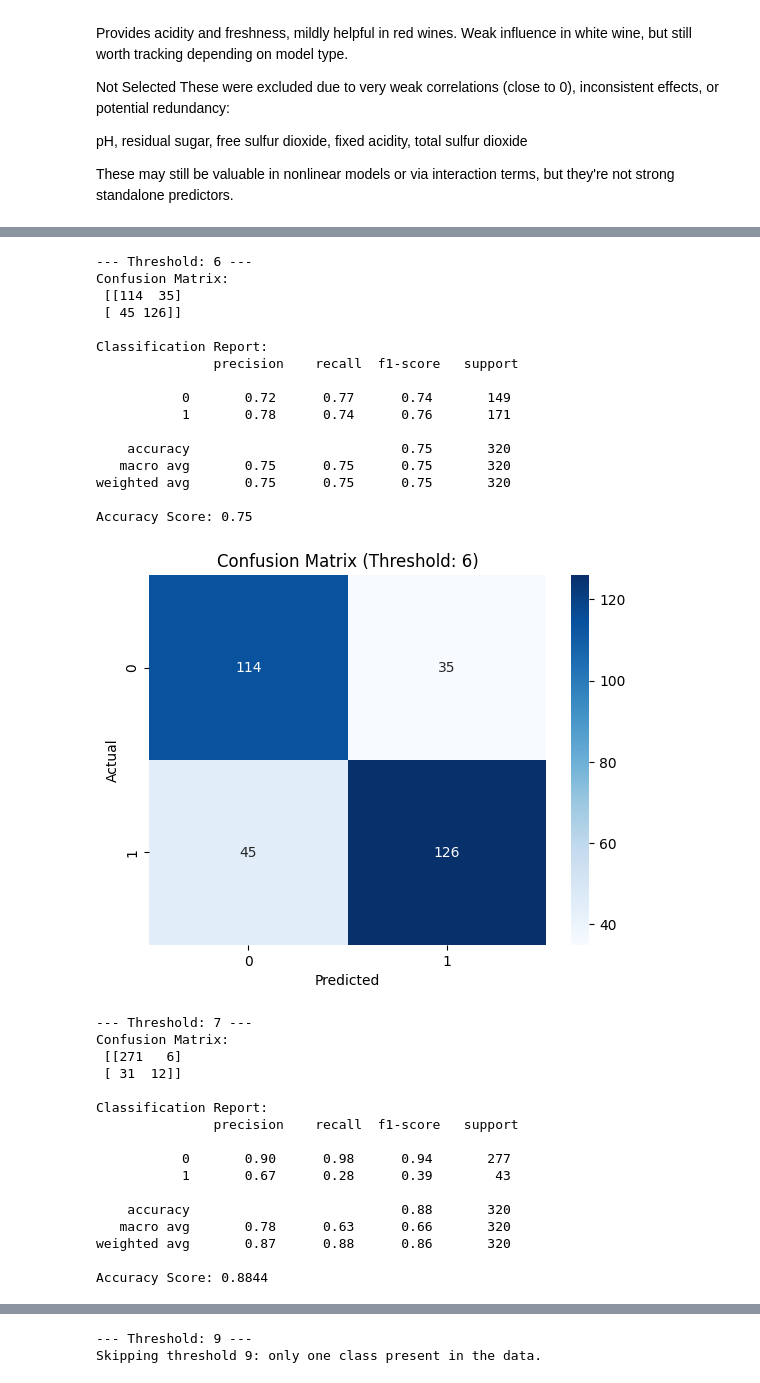
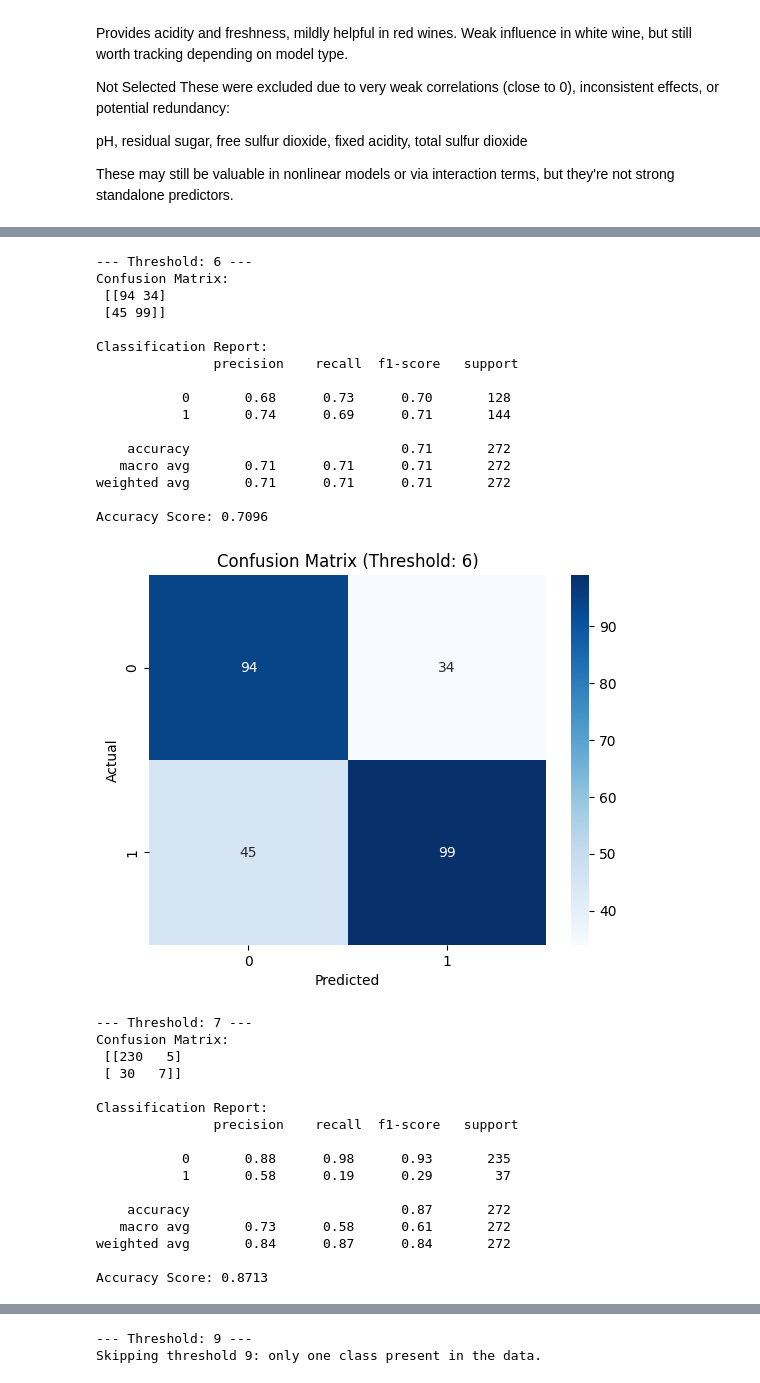
Before and after one commit to SamraatJain9/CSC2034_Project_Data, a Jupyter notebook: main.ipynb, the cells around one changed output, grey strips where cells are left out. Cells and saved outputs as stored; diff of their text form; code cells hidden in the pictures.

Commit message:
Data Prep/Clean/EDA Overhaul

```diff
--- a/main.ipynb
+++ b/main.ipynb
@@ -2,13 +2,20 @@
 import pandas as pd
 import seaborn
 import matplotlib.pyplot as plt
+from sklearn.preprocessing import StandardScaler
+from sklearn.cluster import KMeans
+from sklearn.decomposition import PCA
 from sklearn.model_selection import train_test_split
-from sklearn.linear_model import LogisticRegression
-from sklearn.ensemble import RandomForestClassifier
-from sklearn.metrics import confusion_matrix, classification_report, accuracy_score
+from sklearn.linear_model import LogisticRegression, LinearRegression
+from sklearn.ensemble import RandomForestClassifier, RandomForestRegressor
+from sklearn.metrics import confusion_matrix, classification_report, accuracy_score, mean_absolute_error, mean_squared_error, r2_score
 import numpy as np
 
-# Loading Data
-red_wine = pd.read_csv('wine_data/winequality-red.csv', sep=';')
-white_wine = pd.read_csv('wine_data/winequality-white.csv', sep=';')
+# Imports & Reading Data
+red_wine = pd.read_csv('wine_data/winequality-red.csv', encoding='unicode_escape', sep=';')
+white_wine = pd.read_csv('wine_data/winequality-white.csv', encoding='unicode_escape', sep=';')
+
+# Adding type labels to indicate red or white wine
+red_wine['type'] = 'Red'
+white_wine['type'] = 'White'
 # %%
@@ -54,0 +195,4 @@ max        15.900000          1.580000     1.000000       15.500000
+# %%
+# drop null values
+red_wine.dropna(inplace=True)
+white_wine.dropna(inplace=True)
@@ -54,0 +236,3 @@ max        15.900000          1.580000     1.000000       15.500000
+# %%
+red_wine.drop_duplicates(inplace=True)
+white_wine.drop_duplicates(inplace=True)
@@ -705,6 +974,10 @@ plt.show()
 This creates a predictive model for quality. Some options are:
 Consider this as a classification problem. You can do this by considering the quality labels, ie. '5', '6', ... '9' and reducing the number of possible labels to two (binary classification). You should experiment with different thresholds and compare results, for instance define "low" to be quality <6, "high" >=6, then change the threshold to 5 or 7, etc.
 Consider this a regression problem, where quality is now a continuous variable.
+"""
+
+"""
+To Choose a Machine Learning Model, need to think about what type of data do we have and what we want to do with it.
 """
 
 # Logistic Regression for Binary Classification
@@ -783,33 +1056,33 @@ Accuracy Score: 0.9594
 --- Threshold: 6 ---
 Confusion Matrix:
- [[114  35]
- [ 45 126]]
+ [[94 34]
+ [45 99]]
 
 Classification Report:
                precision    recall  f1-score   support
 
-           0       0.72      0.77      0.74       149
-           1       0.78      0.74      0.76       171
+           0       0.68      0.73      0.70       128
+           1       0.74      0.69      0.71       144
 
-    accuracy                           0.75       320
-   macro avg       0.75      0.75      0.75       320
-weighted avg       0.75      0.75      0.75       320
+    accuracy                           0.71       272
+   macro avg       0.71      0.71      0.71       272
+weighted avg       0.71      0.71      0.71       272
 
-Accuracy Score: 0.75
+Accuracy Score: 0.7096
-[figure, old version]
+[figure, new version]
 --- Threshold: 7 ---
 Confusion Matrix:
- [[271   6]
- [ 31  12]]
+ [[230   5]
+ [ 30   7]]
 
 Classification Report:
                precision    recall  f1-score   support
 
-           0       0.90      0.98      0.94       277
-           1       0.67      0.28      0.39        43
+           0       0.88      0.98      0.93       235
+           1       0.58      0.19      0.29        37
 
-    accuracy                           0.88       320
-   macro avg       0.78      0.63      0.66       320
-weighted avg       0.87      0.88      0.86       320
+    accuracy                           0.87       272
+   macro avg       0.73      0.58      0.61       272
+weighted avg       0.84      0.87      0.84       272
 
-Accuracy Score: 0.8844
+Accuracy Score: 0.8713
```
Also changed, not shown: parts of 28 cells of this notebook.
